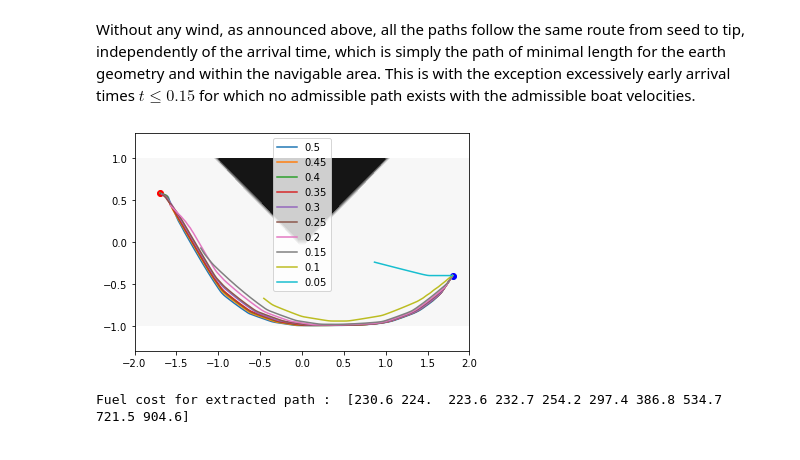
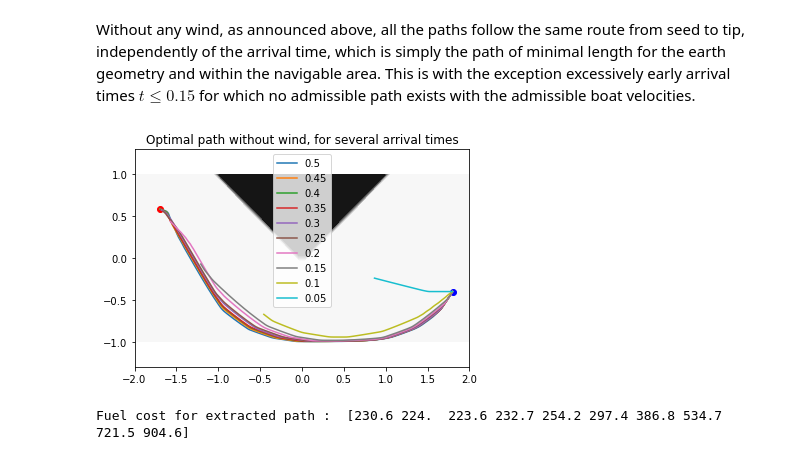
Before and after one commit to gbonnet1/AdaptiveGridDiscretizations, a Jupyter notebook: Notebooks_NonDiv/BoatRoutingGeneric_Time.ipynb, the cells around one changed output. Drawn from its saved outputs; the diff is of its cells as text; code cells hidden in the pictures.

```diff
--- a/Notebooks_NonDiv/BoatRoutingGeneric_Time.ipynb
+++ b/Notebooks_NonDiv/BoatRoutingGeneric_Time.ipynb
@@ -913,14 +914,15 @@ C_solution_0,C_velocity_0 = OptimalVelocity(0.) # No wind
 # %%
 geodesics = odeint_array(C_velocity_0[::-1],y0,t_range[::-1],X, t_delay=t_delay)
 
+plt.title("Optimal path without wind, for several arrival times")
 plt.axis('equal'); plt.contourf(*X,np.isnan(C_initial),cmap='Greys')
 for i,(geo,delay) in enumerate(zip(geodesics.T,t_delay)):
     plt.plot(*geo[:,delay:]) # Drop the first points according to delay
 plt.scatter(*geodesics[-1,:,0],color='red') # seed point (start of path)
 plt.scatter(*y0[:,0],color='blue') # tip point (end of path)
 plt.legend(np.round(t_range[-t_delay-1],decimals=2));
 # %% [output]
-[figure, old version]
+[figure, new version]
 # %%
 print("Fuel cost for extracted path : ", np.round(interp(X,C_solution_0)(y0[:,0])[-t_delay-1],decimals=1))
 # %% [output]
```
Also changed, not shown: parts of 9 cells of this notebook, 3 other files.
